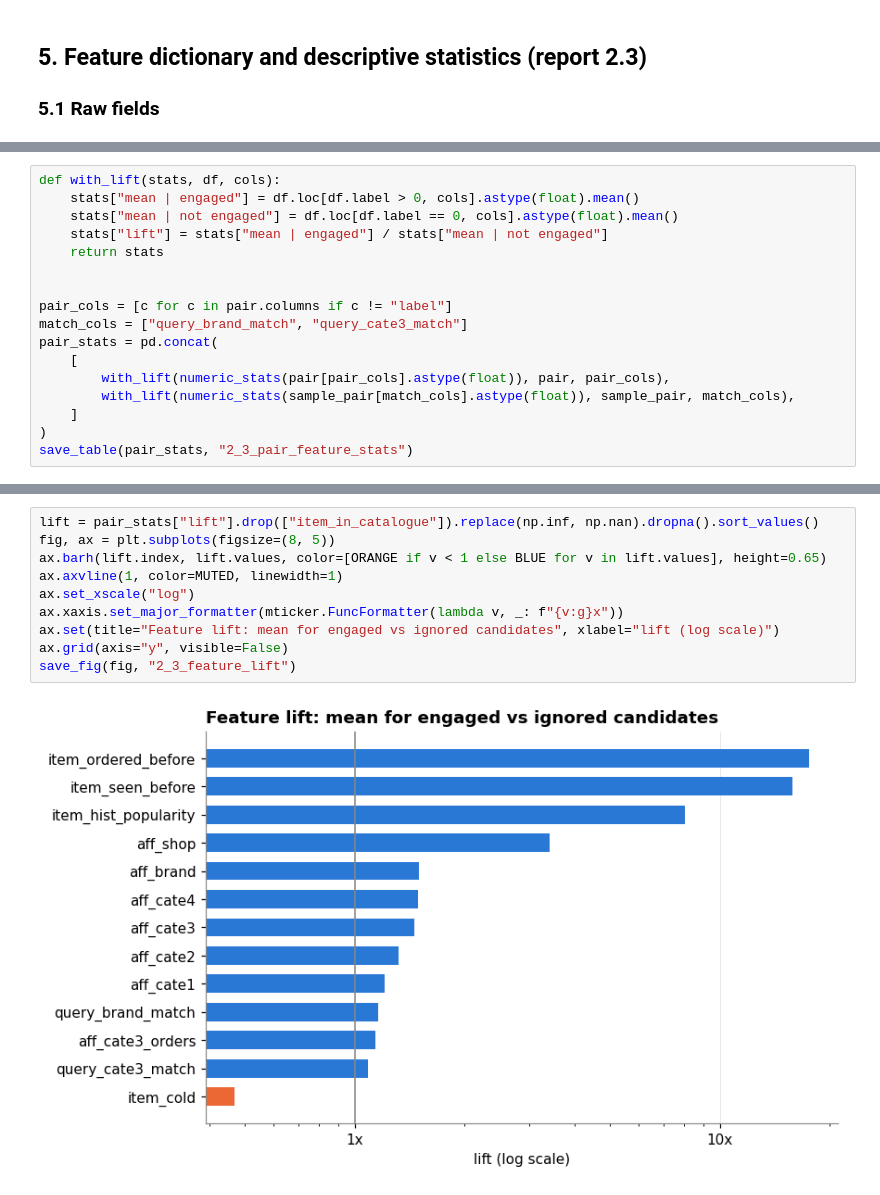
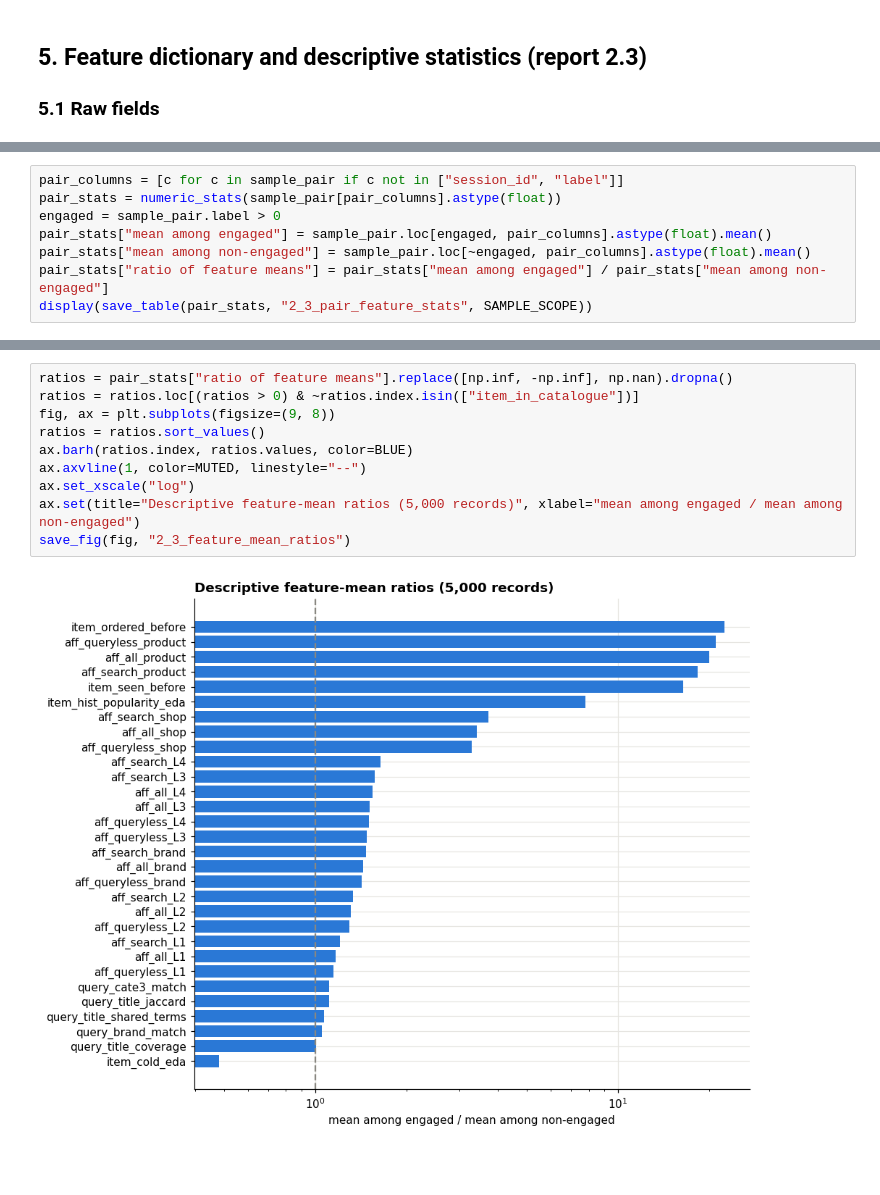
Before and after one commit to liamkunert/BT4222-group17-jdsearch, a Jupyter notebook: notebooks/02_interim_report.ipynb, the cells around one changed output, grey strips where cells are left out. Cells and saved outputs as stored; diff of their text form; blank space fills up the shorter version.

```diff
--- a/notebooks/02_interim_report.ipynb
+++ b/notebooks/02_interim_report.ipynb
@@ -859,18 +630,9 @@ save_table(session_stats, "2_3_session_feature_stats")
 # %%
-def with_lift(stats, df, cols):
-    stats["mean | engaged"] = df.loc[df.label > 0, cols].astype(float).mean()
-    stats["mean | not engaged"] = df.loc[df.label == 0, cols].astype(float).mean()
-    stats["lift"] = stats["mean | engaged"] / stats["mean | not engaged"]
-    return stats
-
-
-pair_cols = [c for c in pair.columns if c != "label"]
-match_cols = ["query_brand_match", "query_cate3_match"]
-pair_stats = pd.concat(
-    [
-        with_lift(numeric_stats(pair[pair_cols].astype(float)), pair, pair_cols),
-        with_lift(numeric_stats(sample_pair[match_cols].astype(float)), sample_pair, match_cols),
-    ]
-)
-save_table(pair_stats, "2_3_pair_feature_stats")
+pair_columns = [c for c in sample_pair if c not in ["session_id", "label"]]
+pair_stats = numeric_stats(sample_pair[pair_columns].astype(float))
+engaged = sample_pair.label > 0
+pair_stats["mean among engaged"] = sample_pair.loc[engaged, pair_columns].astype(float).mean()
+pair_stats["mean among non-engaged"] = sample_pair.loc[~engaged, pair_columns].astype(float).mean()
+pair_stats["ratio of feature means"] = pair_stats["mean among engaged"] / pair_stats["mean among non-engaged"]
+display(save_table(pair_stats, "2_3_pair_feature_stats", SAMPLE_SCOPE))
 # %% [output]
@@ -899,12 +660,12 @@ save_table(pair_stats, "2_3_pair_feature_stats")
 # %%
-lift = pair_stats["lift"].drop(["item_in_catalogue"]).replace(np.inf, np.nan).dropna().sort_values()
-fig, ax = plt.subplots(figsize=(8, 5))
-ax.barh(lift.index, lift.values, color=[ORANGE if v < 1 else BLUE for v in lift.values], height=0.65)
-ax.axvline(1, color=MUTED, linewidth=1)
+ratios = pair_stats["ratio of feature means"].replace([np.inf, -np.inf], np.nan).dropna()
+ratios = ratios.loc[(ratios > 0) & ~ratios.index.isin(["item_in_catalogue"])]
+fig, ax = plt.subplots(figsize=(9, 8))
+ratios = ratios.sort_values()
+ax.barh(ratios.index, ratios.values, color=BLUE)
+ax.axvline(1, color=MUTED, linestyle="--")
 ax.set_xscale("log")
-ax.xaxis.set_major_formatter(mticker.FuncFormatter(lambda v, _: f"{v:g}x"))
-ax.set(title="Feature lift: mean for engaged vs ignored candidates", xlabel="lift (log scale)")
-ax.grid(axis="y", visible=False)
-save_fig(fig, "2_3_feature_lift")
+ax.set(title="Descriptive feature-mean ratios (5,000 records)", xlabel="mean among engaged / mean among non-engaged")
+save_fig(fig, "2_3_feature_mean_ratios")
 # %% [output]
-[figure, old version]
+[figure, new version]
```
Also changed, not shown: parts of 46 cells of this notebook, 11 other files.
